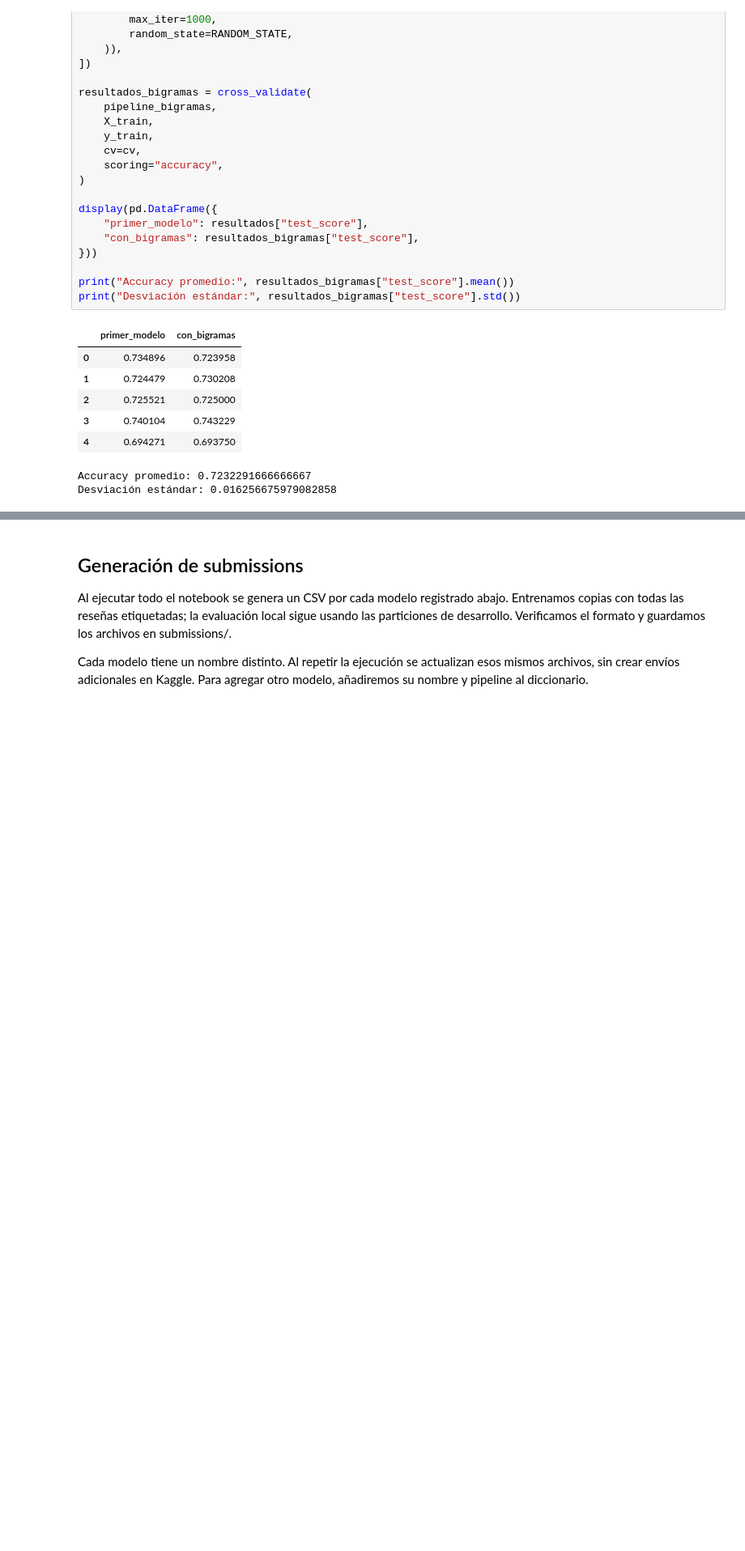
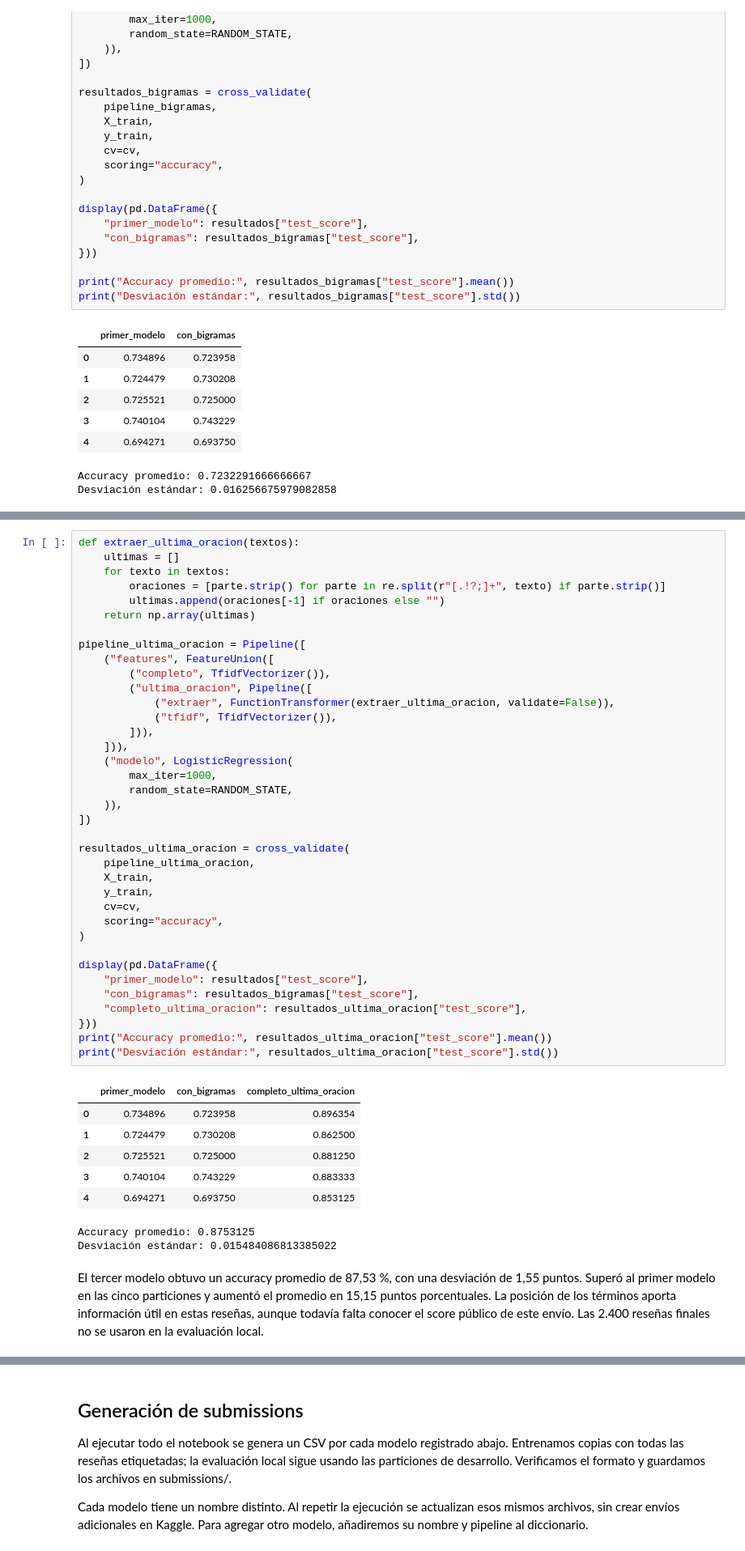
Before and after one commit to jmfonsecau/ISIS-2611-Proyecto-Parte-1, a Jupyter notebook: notebook_proyecto.ipynb, the cells around one changed output, grey strips where cells are left out. Shown at 81% size. Saved outputs shown, nothing was run; the diff lists cells and outputs as text; blank space fills up the shorter version.

```diff
--- a/notebook_proyecto.ipynb
+++ b/notebook_proyecto.ipynb
@@ -409,3 +415,51 @@ Los bigramas obtuvieron 72,32 % de accuracy promedio, frente al 72,39 % del prim
+# %%
+def extraer_ultima_oracion(textos):
+    ultimas = []
+    for texto in textos:
+        oraciones = [parte.strip() for parte in re.split(r"[.!?;]+", texto) if parte.strip()]
+        ultimas.append(oraciones[-1] if oraciones else "")
+    return np.array(ultimas)
+
+pipeline_ultima_oracion = Pipeline([
+    ("features", FeatureUnion([
+        ("completo", TfidfVectorizer()),
+        ("ultima_oracion", Pipeline([
+            ("extraer", FunctionTransformer(extraer_ultima_oracion, validate=False)),
+            ("tfidf", TfidfVectorizer()),
+        ])),
+    ])),
+    ("modelo", LogisticRegression(
+        max_iter=1000,
+        random_state=RANDOM_STATE,
+    )),
+])
+
+resultados_ultima_oracion = cross_validate(
+    pipeline_ultima_oracion,
+    X_train,
+    y_train,
+    cv=cv,
+    scoring="accuracy",
+)
+
+display(pd.DataFrame({
+    "primer_modelo": resultados["test_score"],
+    "con_bigramas": resultados_bigramas["test_score"],
+    "completo_ultima_oracion": resultados_ultima_oracion["test_score"],
+}))
+print("Accuracy promedio:", resultados_ultima_oracion["test_score"].mean())
+print("Desviación estándar:", resultados_ultima_oracion["test_score"].std())
+# %% [output]
+|  | primer_modelo | con_bigramas | completo_ultima_oracion |
+| 0 | 0.734896 | 0.723958 | 0.896354 |
+| 1 | 0.724479 | 0.730208 | 0.862500 |
+| 2 | 0.725521 | 0.725000 | 0.881250 |
+| 3 | 0.740104 | 0.743229 | 0.883333 |
+| 4 | 0.694271 | 0.693750 | 0.853125 |
+Accuracy promedio: 0.8753125
+Desviación estándar: 0.015484086813385022
+# %% [markdown]
+El tercer modelo obtuvo un accuracy promedio de 87,53 %, con una desviación de 1,55 puntos. Superó al primer modelo en las cinco particiones y aumentó el promedio en 15,15 puntos porcentuales. La posición de los términos aporta información útil en estas reseñas, aunque todavía falta conocer el score público de este envío. Las 2.400 reseñas finales no se usaron en la evaluación local.
 # %% [markdown]
 ## Registro de experimentos
 
```
Also changed, not shown: parts of 4 cells of this notebook, 2 other files.
